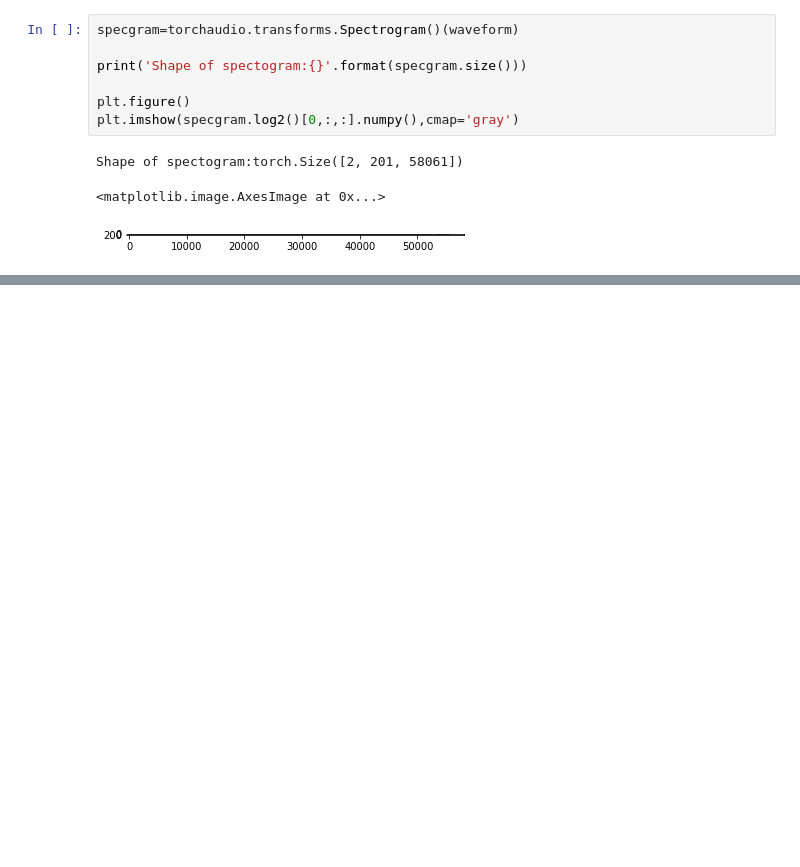
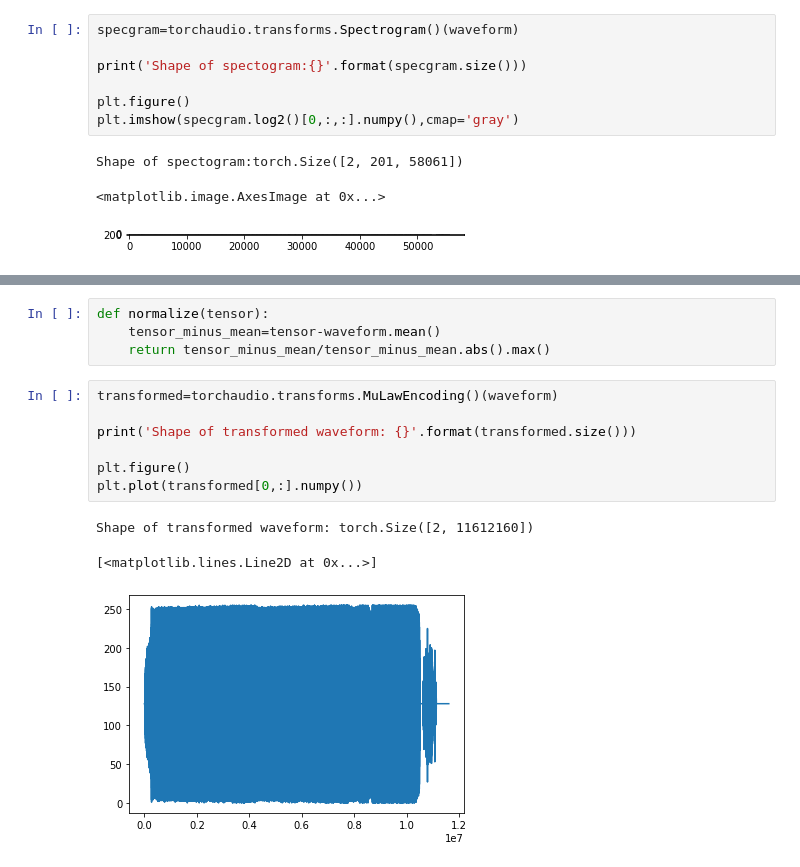
Before and after one commit to AkashNagaraj/supreme-torch, a Jupyter notebook: Audio with pytorch.ipynb, the cells around one changed output, grey strips where cells are left out. Cells and saved outputs as stored; diff of their text form; blank space fills up the shorter version.

```diff
--- a/Audio with pytorch.ipynb
+++ b/Audio with pytorch.ipynb
@@ -41,0 +52,15 @@ AttributeError: 'float' object has no attribute 'size'
+# %%
+def normalize(tensor):
+    tensor_minus_mean=tensor-waveform.mean()
+    return tensor_minus_mean/tensor_minus_mean.abs().max()
+# %%
+transformed=torchaudio.transforms.MuLawEncoding()(waveform)
+
+print('Shape of transformed waveform: {}'.format(transformed.size()))
+
+plt.figure()
+plt.plot(transformed[0,:].numpy())
+# %% [output]
+Shape of transformed waveform: torch.Size([2, 11612160])
+[<matplotlib.lines.Line2D at 0x...>]
+[figure, added]
```
Also changed, not shown: parts of 4 cells of this notebook.
